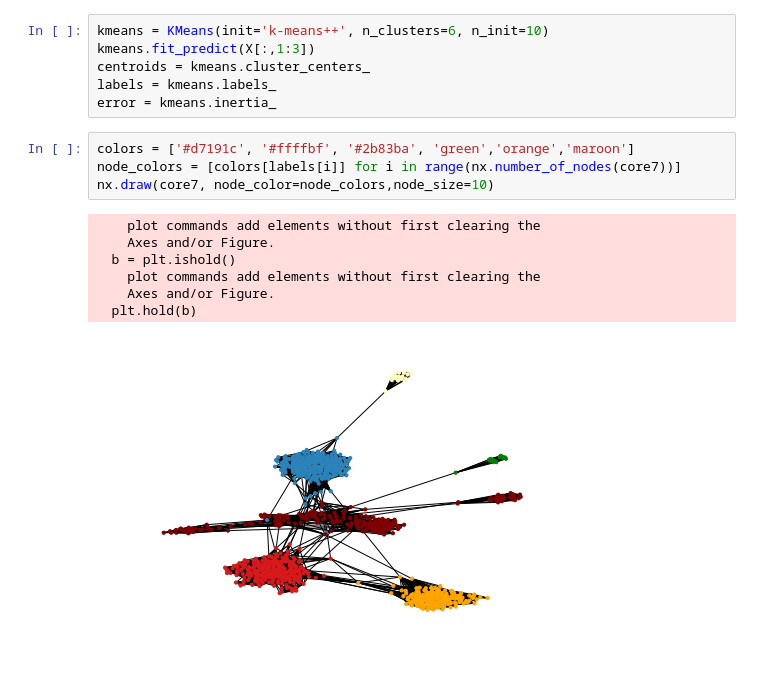
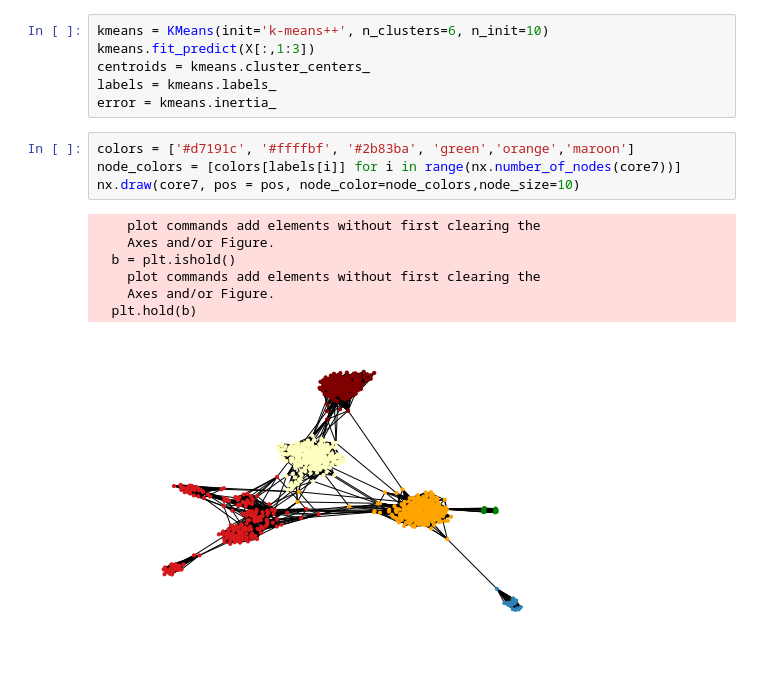
Before and after one commit to Aelay/Project-AA, a Jupyter notebook: Test.ipynb, the cells around one changed output. Cells and saved outputs as stored; diff of their text form.

```diff
--- a/Test.ipynb
+++ b/Test.ipynb
@@ -283,15 +307,15 @@ error = kmeans.inertia_
 # %%
 colors = ['#d7191c', '#ffffbf', '#2b83ba', 'green','orange','maroon']
 node_colors = [colors[labels[i]] for i in range(nx.number_of_nodes(core7))]
-nx.draw(core7, node_color=node_colors,node_size=10)
+nx.draw(core7, pos = pos, node_color=node_colors,node_size=10)
 # %% [output]
     plot commands add elements without first clearing the
     Axes and/or Figure.
   b = plt.ishold()
     plot commands add elements without first clearing the
     Axes and/or Figure.
   plt.hold(b)
-[figure, old version]
+[figure, new version]
 # %%
 vectorizer = TfidfVectorizer(stop_words='english', min_df=8, max_df=0.8)
 dtm = vectorizer.fit_transform(TextList)
```
Also changed, not shown: parts of 24 cells of this notebook.
